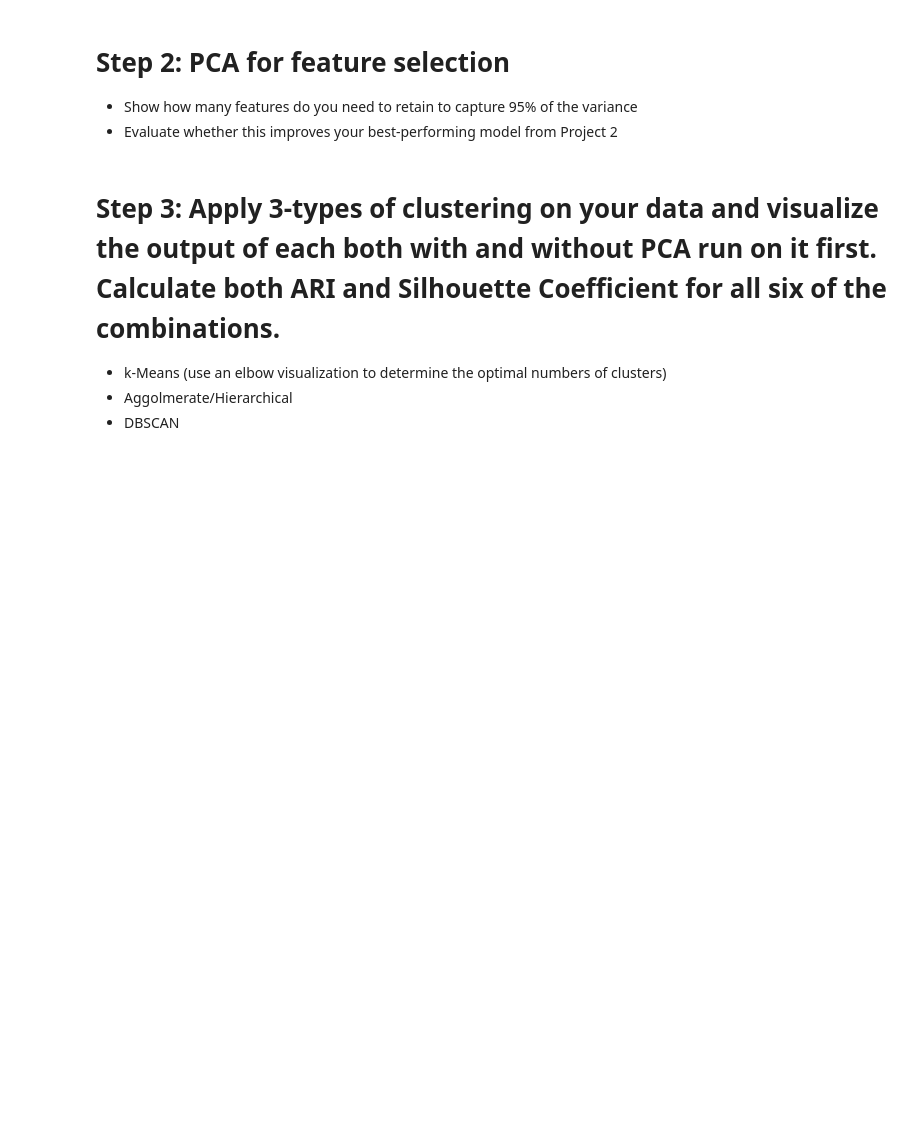
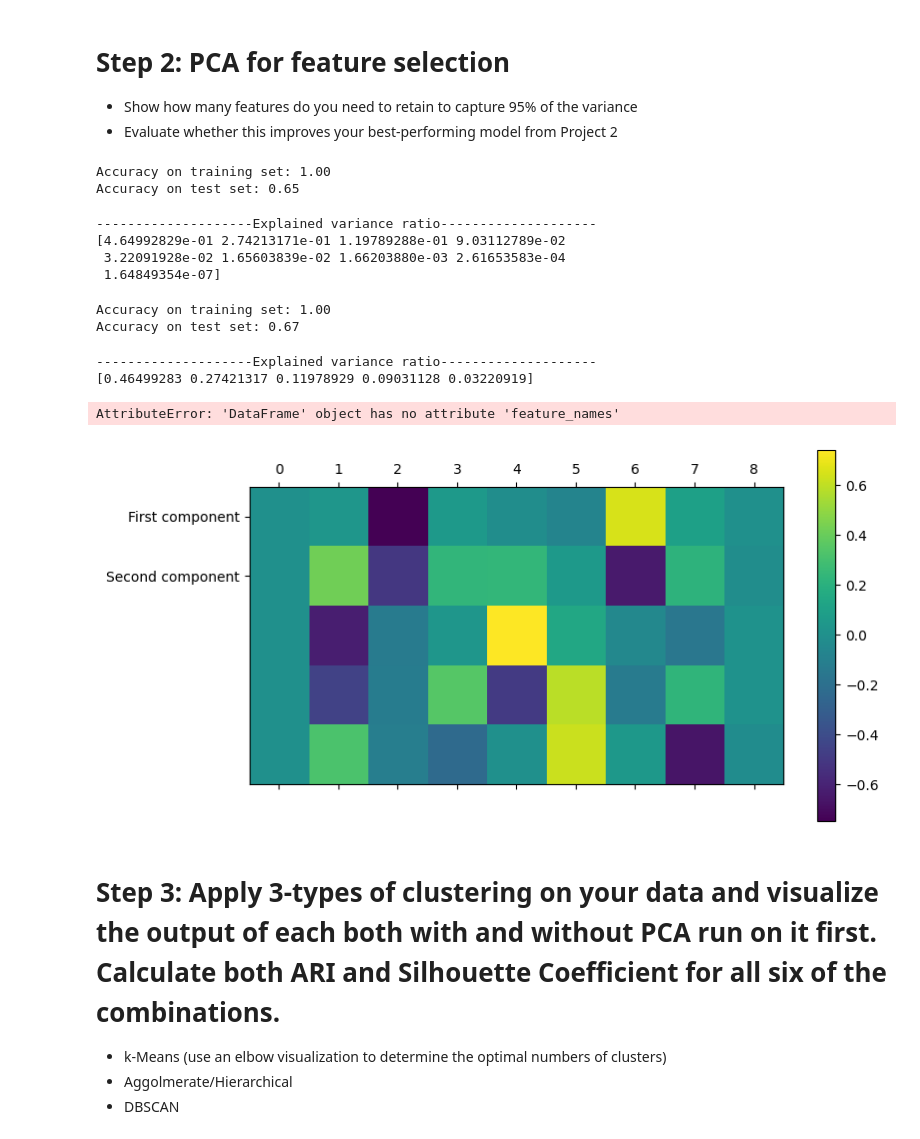
Before and after one commit to atoothman/Data-71200-Projects-, a Jupyter notebook: DATA_71200_Project_3_Glass_ID.ipynb, the cells around one changed output. Cells and saved outputs as stored; diff of their text form; code cells hidden in the pictures; blank space fills up the shorter version.

```diff
--- a/DATA_71200_Project_3_Glass_ID.ipynb
+++ b/DATA_71200_Project_3_Glass_ID.ipynb
@@ -336,3 +341,77 @@ dtype: float64
+# %%
+# Fit PCA to data
+pca = PCA(n_components=0.95)
+
+# fit on and transforming the training set and then transform the test set
+X_train_pca = pca.fit_transform(X_train)
+X_test_pca = pca.transform(X_test)
+# %%
+# Decision Tree from preprocessed data
+
+model = DecisionTreeClassifier(random_state=0).fit(X_train, y_train)
+
+print("Accuracy on training set: {:.2f}".format(model.score(X_train, y_train)))
+print("Accuracy on test set: {:.2f}".format(model.score(X_test, y_test)))
+# %% [output]
+Accuracy on training set: 1.00
+Accuracy on test set: 0.65
+# %%
+# keep all the principal components of the data
+pca1 = PCA()
+# fit PCA model to data
+pca1.fit(X_train)
+
+print('-'*20 + 'Explained variance ratio' + '-'*20)
+print(pca1.explained_variance_ratio_)
+# %% [output]
+--------------------Explained variance ratio--------------------
+[4.64992829e-01 2.74213171e-01 1.19789288e-01 9.03112789e-02
+ 3.22091928e-02 1.65603839e-02 1.66203880e-03 2.61653583e-04
+ 1.64849354e-07]
+# %%
+# keep the components that explain 95% of the variance in the data
+pca4 = PCA(n_components=0.95)
+# fit PCA model to data
+X_train_pca4 = pca4.fit_transform(X_train)
+# transform data onto the first two principal components
+X_test_pca4 = pca4.transform(X_test)
+
+
+#model=LogisticRegression().fit(X2_train, y2_train)
+model3 = DecisionTreeClassifier(random_state=0).fit(X_train_pca4, y_train)
+
+print("Accuracy on training set: {:.2f}".format(model3.score(X_train_pca4, y_train)))
+print("Accuracy on test set: {:.2f}".format(model3.score(X_test_pca4, y_test)))
+# %% [output]
+Accuracy on training set: 1.00
+Accuracy on test set: 0.67
+# %%
+# keep components to explain 95% of the variance
+pca2 = PCA(n_components=0.95)
+# fit PCA model to data
+pca2.fit(X_train)
+
+print('-'*20 + 'Explained variance ratio' + '-'*20)
+print(pca2.explained_variance_ratio_)
+# %% [output]
+--------------------Explained variance ratio--------------------
+[0.46499283 0.27421317 0.11978929 0.09031128 0.03220919]
+# %%
+# Feature names for plotting
+feature_names = ['Refractive Index', 'Sodium', 'Magnesium', 'Aluminum',
+    'Silicon', 'Potassium', 'Calcium', 'Barium', 'Iron']
+
+# plot the principal components
+plt.matshow(pca.components_, cmap='viridis')
+plt.yticks([0, 1], ["First component", "Second component"])
+plt.colorbar()
+plt.xticks(range(len(glass_df.feature_names)),
+           glass_df.feature_names, rotation=60, ha='left')
+plt.xlabel("Feature")
+plt.ylabel("Principal components")
+# %% [output]
+AttributeError: 'DataFrame' object has no attribute 'feature_names'
+[figure, added]
 # %% [markdown]
 # Step 3: Apply 3-types of clustering on your data and visualize the output of each both with and without PCA run on it first. Calculate both ARI and Silhouette Coefficient for all six of the combinations.
 
```
Also changed, not shown: parts of 4 cells of this notebook.
